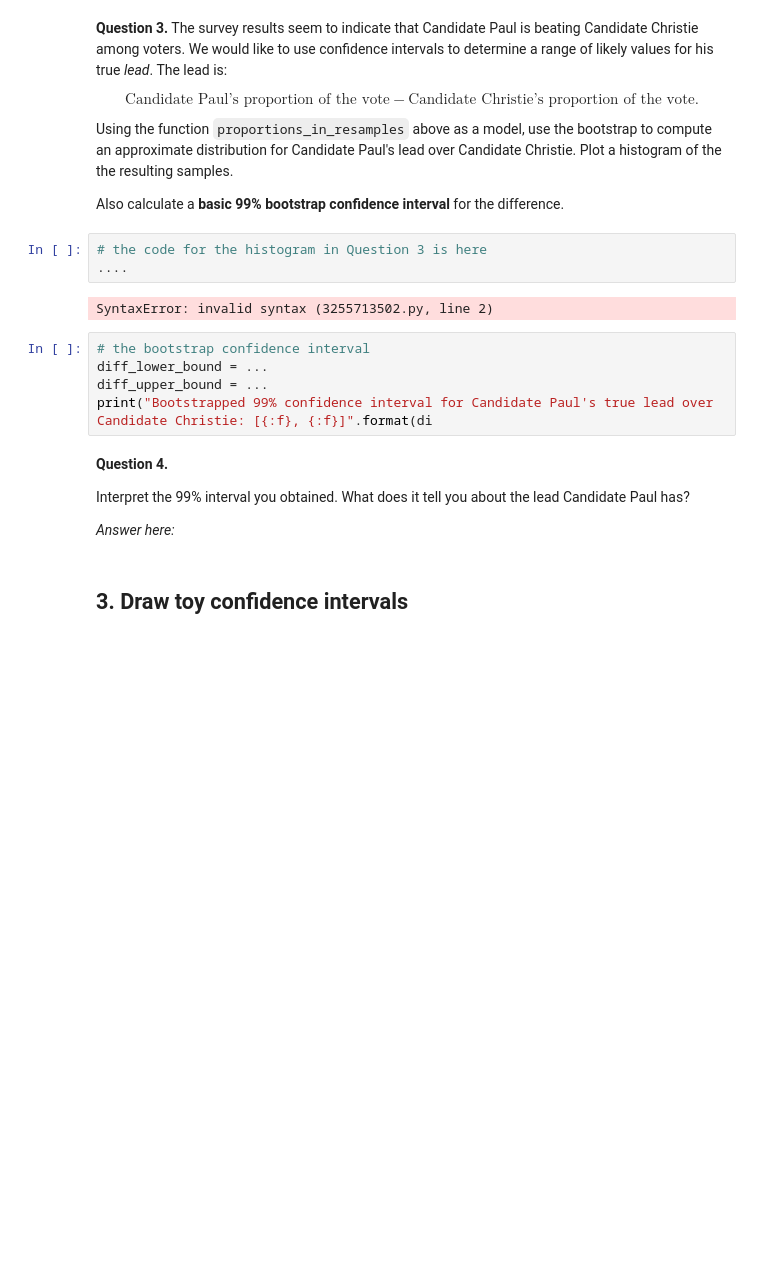
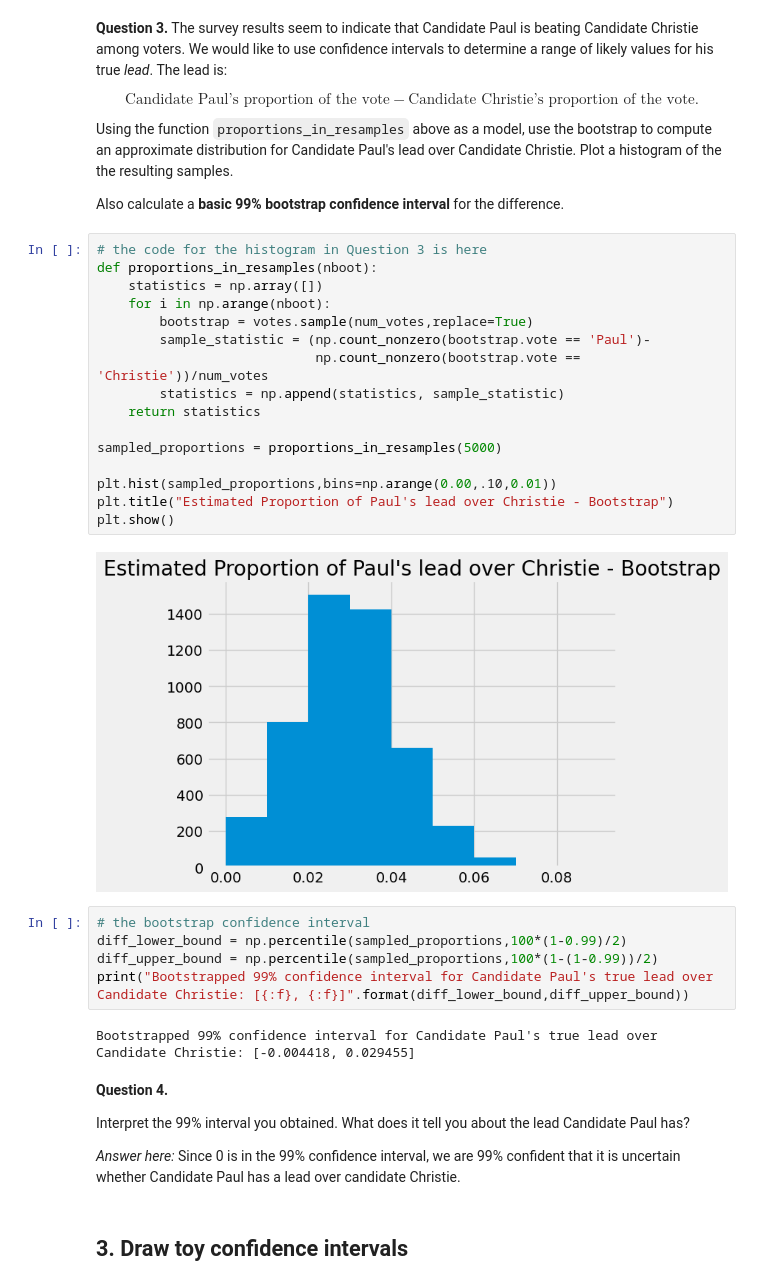
Before and after one commit to mattzhao-R/data-118, a Jupyter notebook: hw/HW06-AUTUMN22.ipynb, the cells around one changed output. Saved outputs shown, nothing was run; the diff lists cells and outputs as text; blank space fills up the shorter version.

```diff
--- a/hw/HW06-AUTUMN22.ipynb
+++ b/hw/HW06-AUTUMN22.ipynb
@@ -186,22 +186,37 @@ $$\text{Candidate Paul's proportion of the vote} - \text{Candidate Christie's pr
 Using the function `proportions_in_resamples` above as a model, use the bootstrap to compute an approximate distribution for Candidate Paul's lead over Candidate Christie. Plot a histogram of the the resulting samples.
 
 Also calculate a **basic 99% bootstrap confidence interval** for the difference.
-# %%
-# the code for the histogram in Question 3 is here
-....
-# %% [output]
-SyntaxError: invalid syntax (3255713502.py, line 2)
+# %%
+# the code for the histogram in Question 3 is here
+def proportions_in_resamples(nboot):
+    statistics = np.array([])
+    for i in np.arange(nboot):
+        bootstrap = votes.sample(num_votes,replace=True)
+        sample_statistic = (np.count_nonzero(bootstrap.vote == 'Paul')-
+                            np.count_nonzero(bootstrap.vote == 'Christie'))/num_votes
+        statistics = np.append(statistics, sample_statistic)
+    return statistics
+
+sampled_proportions = proportions_in_resamples(5000)
+
+plt.hist(sampled_proportions,bins=np.arange(0.00,.10,0.01))
+plt.title("Estimated Proportion of Paul's lead over Christie - Bootstrap")
+plt.show()
+# %% [output]
+[figure, added]
 # %%
 # the bootstrap confidence interval
-diff_lower_bound = ...
-diff_upper_bound = ...
-print("Bootstrapped 99% confidence interval for Candidate Paul's true lead over Candidate Christie: [{:f}, {:f}]".format(di
+diff_lower_bound = np.percentile(sampled_proportions,100*(1-0.99)/2)
+diff_upper_bound = np.percentile(sampled_proportions,100*(1-(1-0.99))/2)
+print("Bootstrapped 99% confidence interval for Candidate Paul's true lead over Candidate Christie: [{:f}, {:f}]".format(diff_lower_bound,diff_upper_bound))
+# %% [output]
+Bootstrapped 99% confidence interval for Candidate Paul's true lead over Candidate Christie: [-0.004418, 0.029455]
 # %% [markdown]
 **Question 4.**
 
 Interpret the 99% interval you obtained. What does it tell you about the lead Candidate Paul has?
 
-*Answer here:*
+*Answer here:*  Since 0 is in the 99% confidence interval, we are 99% confident that it is uncertain whether Candidate Paul has a lead over candidate Christie.
 # %% [markdown]
 ## 3. Draw toy confidence intervals
 # %% [markdown]
```
Also changed, not shown: parts of 15 cells of this notebook.
